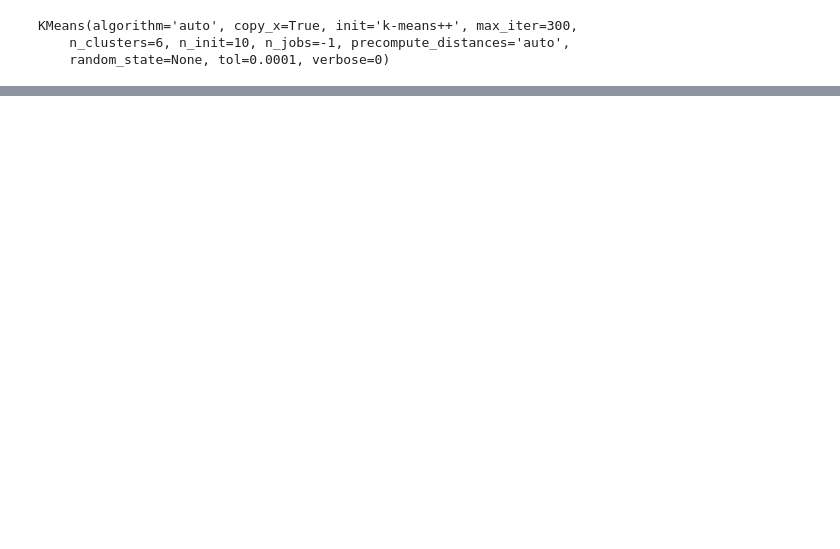
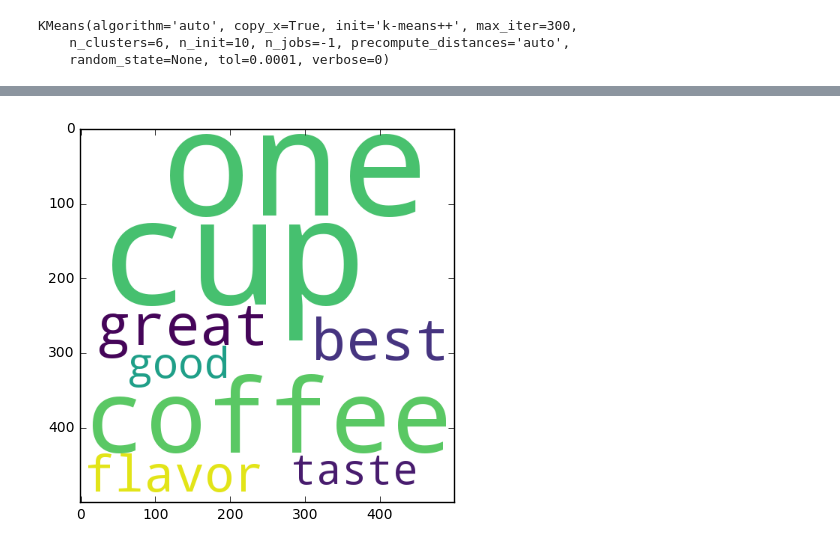
Before and after one commit to rajendrac3/Machine-Learning, a Jupyter notebook: Apply K-means, Agglomerative, DBSCAN clustering algorithms on Amazon reviews data set/Apply K-means, Agglomerative, DBSCAN clustering algorithms on Amazon reviews data set.ipynb, the cells around one changed output, grey strips where cells are left out. Drawn from its saved outputs; the diff is of its cells as text; code cells hidden in the pictures; blank space fills up the shorter version.

```diff
--- a/Apply K-means, Agglomerative, DBSCAN clustering algorithms on Amazon reviews data set/Apply K-means, Agglomerative, DBSCAN clustering algorithms on Amazon reviews data set.ipynb
+++ b/Apply K-means, Agglomerative, DBSCAN clustering algorithms on Amazon reviews data set/Apply K-means, Agglomerative, DBSCAN clustering algorithms on Amazon reviews data set.ipynb
@@ -657,0 +735,6 @@ IndexError: list index out of range
+# %%
+plt.imshow(wordcloud_cluster3)
+plt.tight_layout(pad = 0)
+plt.show()
+# %% [output]
+[figure, added]
```
Also changed, not shown: parts of 19 cells of this notebook.
